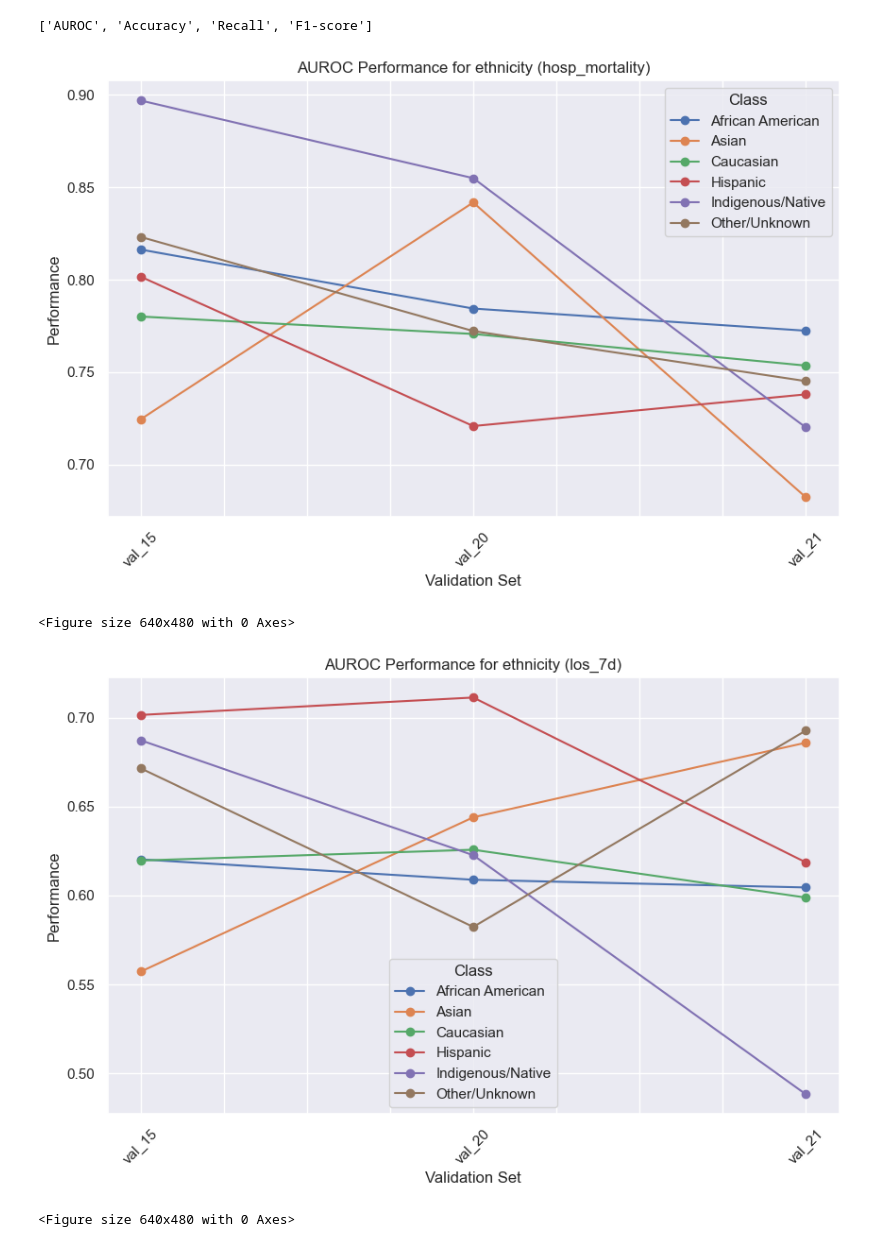
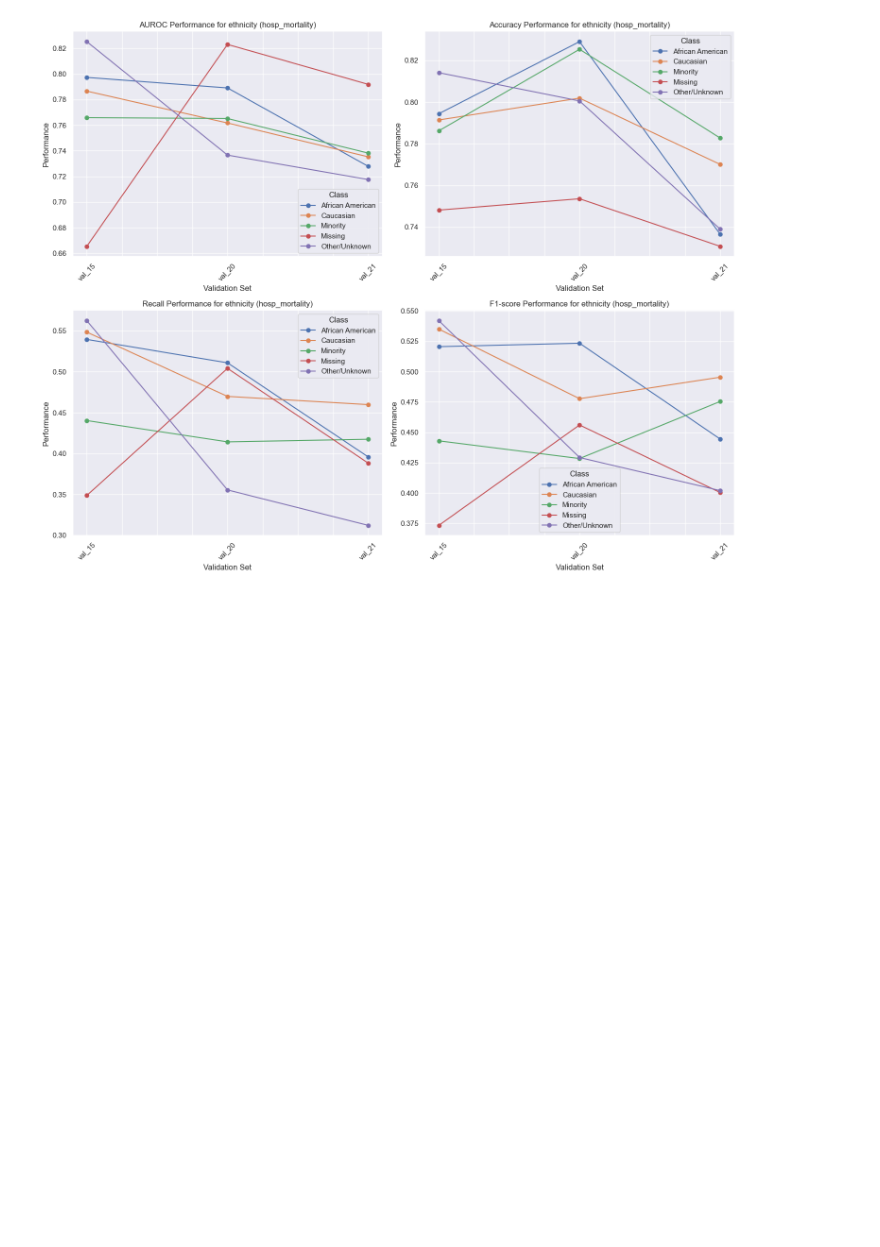
Before and after one commit to sebasmos/Data-Drift, a Jupyter notebook: patients.ipynb, the cells around one changed output. Drawn from its saved outputs; the diff is of its cells as text; code cells hidden in the pictures; blank space fills up the shorter version.

```diff
--- a/patients.ipynb
+++ b/patients.ipynb
@@ -269,13 +231,11 @@ df = df.drop(columns=[ 'patientunitstayid', 'patienthealthsystemstayid', 'gender
        'unitadmittime24', 'unitadmitsource', 'unitvisitnumber', 'unitstaytype',
        'admissionweight', 'dischargeweight', 'unitdischargetime24',
        'unitdischargeoffset', 'unitdischargelocation', 'unitdischargestatus',
-       'uniquepid','HOSP_NUM', 'teachingstatus', 'n_bed', 'eyes', 'motor',
+       'uniquepid','HOSP_NUM', 'eyes', 'motor',
        'verbal', 'meds', 'icu_los', 'hosp_los',
        'daysonvent', 'icu_mortality', 'hospitaladmityear',
        'hospitaladmittime', 'hospitaldischargetime', 'unitadmityear',
-       'unitadmittime', 'unitdischargeyear', 'unitdischargetime',
-        'max_temperature', 'min_temperature', 'mean_temperature',
-        'max_heartrate','min_heartrate','mean_heartrate','max_respiration','min_respiration', 'mean_respiration', 'has_sepsis'])
+       'unitadmittime', 'unitdischargeyear', 'unitdischargetime', 'has_sepsis', 'los_7d'])
 # %%
 tableone(df,
          groupby='set',
@@ -567,23 +623,23 @@ seeds = np.arange(0, 10, 1)
 val_sets = ['val_15', 'val_20', 'val_21']
 targets = [
     'hosp_mortality',
-    'los_7d',
     # 'odd_icustay_id' # outcome control
 ]
 sens_attributes = [
     'ethnicity',
-    'region'
     # 'sex_female' # sensitive attribute control
 ]
 
 models = [
-    LGBMClassifier(verbosity=-1),
-    RandomForestClassifier(),
+    # LogisticRegression(),
+    # LGBMClassifier(verbosity=-1),
+    # RandomForestClassifier(),
     XGBClassifier(),
 ]
 models_names = [
-                'LGBM',
-                'RF',
+                # 'LR',
+                # 'LGBM',
+                # 'RF',
                 'XGB'
                 ]
 
@@ -595,7 +651,7 @@ for model, model_name in zip(models, models_names):
 
     for t in targets:
         print(t)
-        features = df.columns.drop(['hosp_mortality','los_7d','set'] + sens_attributes)
+        features = df.columns.drop(['hosp_mortality','set'] + sens_attributes)
         fit_model = train_model(
             df,
             features,
@@ -675,36 +740,42 @@ metrics = ['AUROC',
  'Accuracy',
  'Recall',
  'F1-score']
-# %%
-metrics
-# %% [output]
-['AUROC', 'Accuracy', 'Recall', 'F1-score']
 # %%
+fig, axes = plt.subplots(2, 2, figsize=(15, 12))  # 2x2 layout
+axes = axes.flatten()  # Flatten the axes array for easy iteration
+
+graph_index = 0  # Index to track the subplot
 for metric in metrics:
     for attribute in attributes:
         filtered_df = metrics_all[(metrics_all['Attribute'] == attribute) & (metrics_all['Metric'] == metric)]
 
-
         df_grouped = filtered_df[['Task', 'Validation Set', 'Class', 'Value']]
-
         df_pivot = df_grouped.pivot_table(index='Validation Set', columns='Class', values='Value')
 
         tasks = df_grouped['Task'].unique()
 
         for task in tasks:
             task_df = df_grouped[df_grouped['Task'] == task]  # Filter by task
             task_df_pivot = task_df.pivot_table(index='Validation Set', columns='Class', values='Value')
 
-            task_df_pivot.plot(kind='line', marker='o', figsize=(10, 6), title=f"{metric} Performance for {attribute} ({task})")
-            plt.ylabel('Performance')
-            plt.xlabel('Validation Set')
-            plt.xticks(rotation=45)
-            plt.legend(title='Class')
-            plt.grid(True)
-            plt.show()
-            plt.savefig(f"{metric} Performance for {attribute} ({task}).jpg")
+            ax = axes[graph_index]  # Get the current subplot
+            task_df_pivot.plot(kind='line', marker='o', ax=ax, title=f"{metric} Performance for {attribute} ({task})")
+            ax.set_ylabel('Performance')
+            ax.set_xlabel('Validation Set')
+            ax.tick_params(axis='x', rotation=45)
+            ax.legend(title='Class')
+            ax.grid(True)
+
+            graph_index += 1  # Move to the next subplot
+            if graph_index >= 4:  # Stop after 4 graphs
+                break
+        if graph_index >= 4:
+            break
+    if graph_index >= 4:
+        break
+
+plt.tight_layout()  # Adjust layout to prevent overlap
+plt.savefig("combined_graphs.jpg")  # Save as a single image
+plt.show()
 # %% [output]
-[figure, old version]
+[figure, new version]
-<Figure size 640x480 with 0 Axes>
-[figure, removed]
-<Figure size 640x480 with 0 Axes>
```
Also changed, not shown: parts of 46 cells of this notebook, 9 other files.
